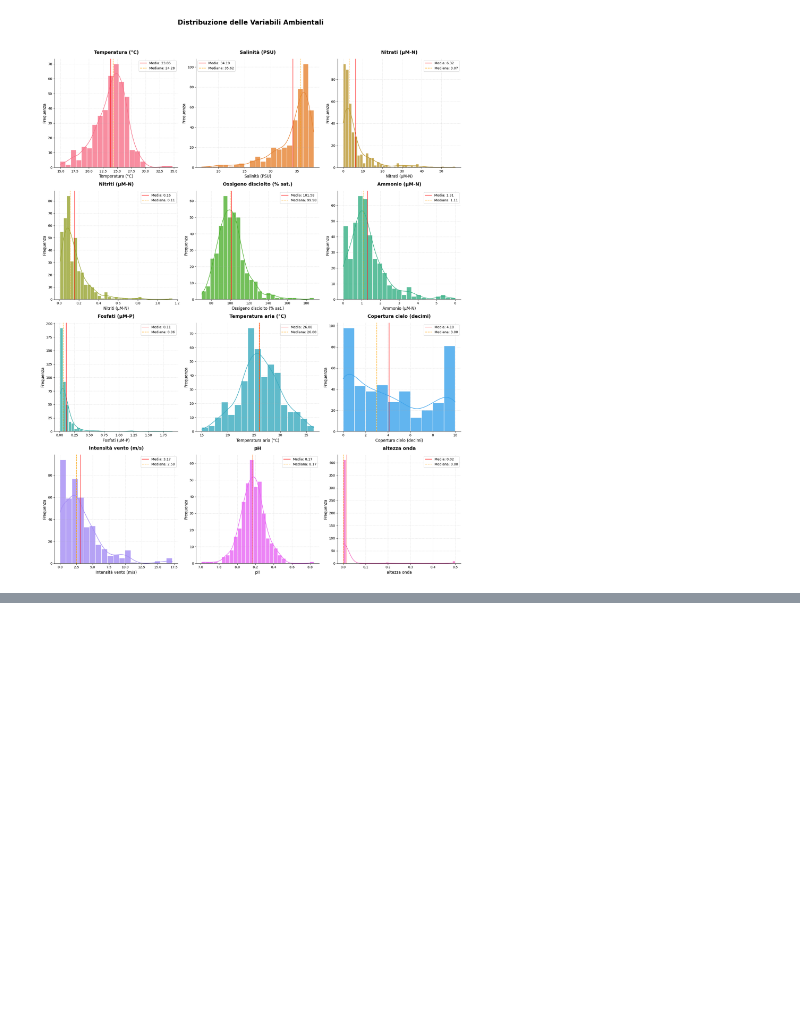
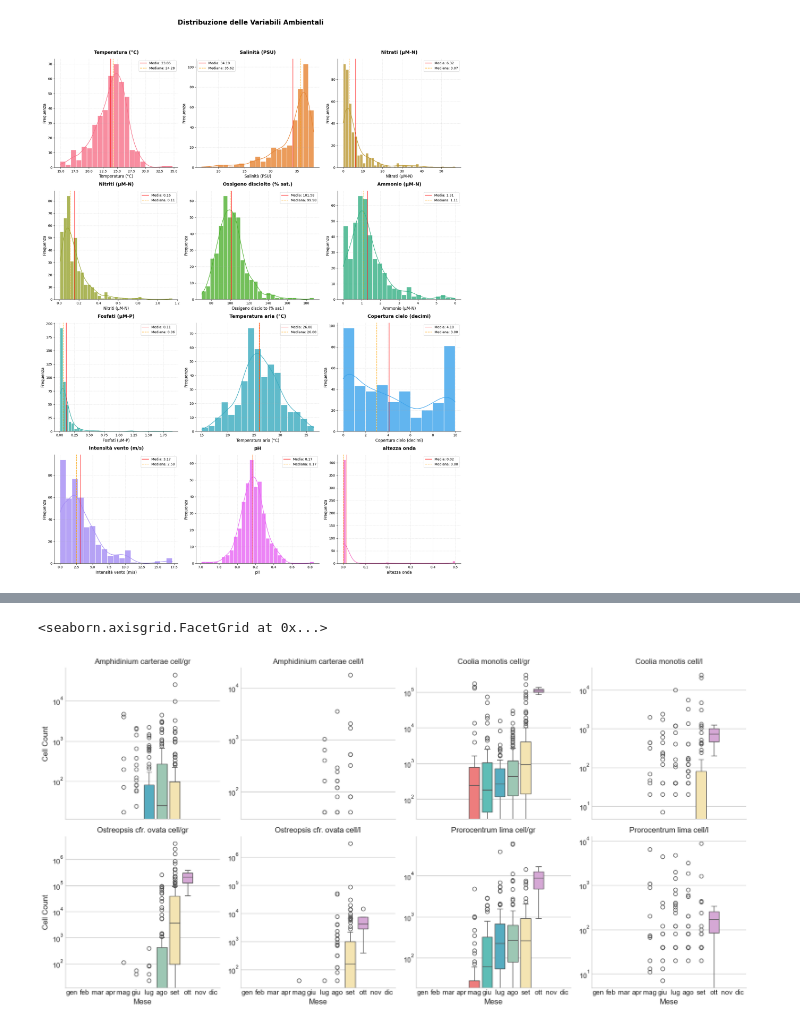
Before and after one commit to alicemusina22/progetto_fondamenti_dati, a Jupyter notebook: presentation.ipynb, the cells around one changed output, grey strips where cells are left out. Cells and saved outputs as stored; diff of their text form; code cells hidden in the pictures; blank space fills up the shorter version.

```diff
--- a/presentation.ipynb
+++ b/presentation.ipynb
@@ -480,25 +490,28 @@ custom_colors = [
 # %%
 # riporto i dati nel long format
 # seaborn lavora meglio con i dati in long format in questo caso
 df_long = df_stag.melt(
     id_vars=["MESE"],
-    value_vars=new_columns,
+    value_vars=columns,
     var_name="Species",
     value_name="Cell Count",
 )
 
 g = sns.FacetGrid(df_long, col="Species", col_wrap=4, height=4, sharey=False)
 g.map_dataframe(
     sns.boxplot,
     x="MESE",
     y="Cell Count",
     hue="MESE",
     order=list(month_map.values()),
     palette=custom_colors,
 )
 g.add_legend()
 g.set_axis_labels("Mese", "Cell Count")
 g.set_titles(col_template="{col_name}")
 g.set(yscale="log")
 g.tight_layout(w_pad=1)
+# %% [output]
+<seaborn.axisgrid.FacetGrid at 0x...>
+[figure, added]
 # %%
```
Also changed, not shown: parts of 9 cells of this notebook.
